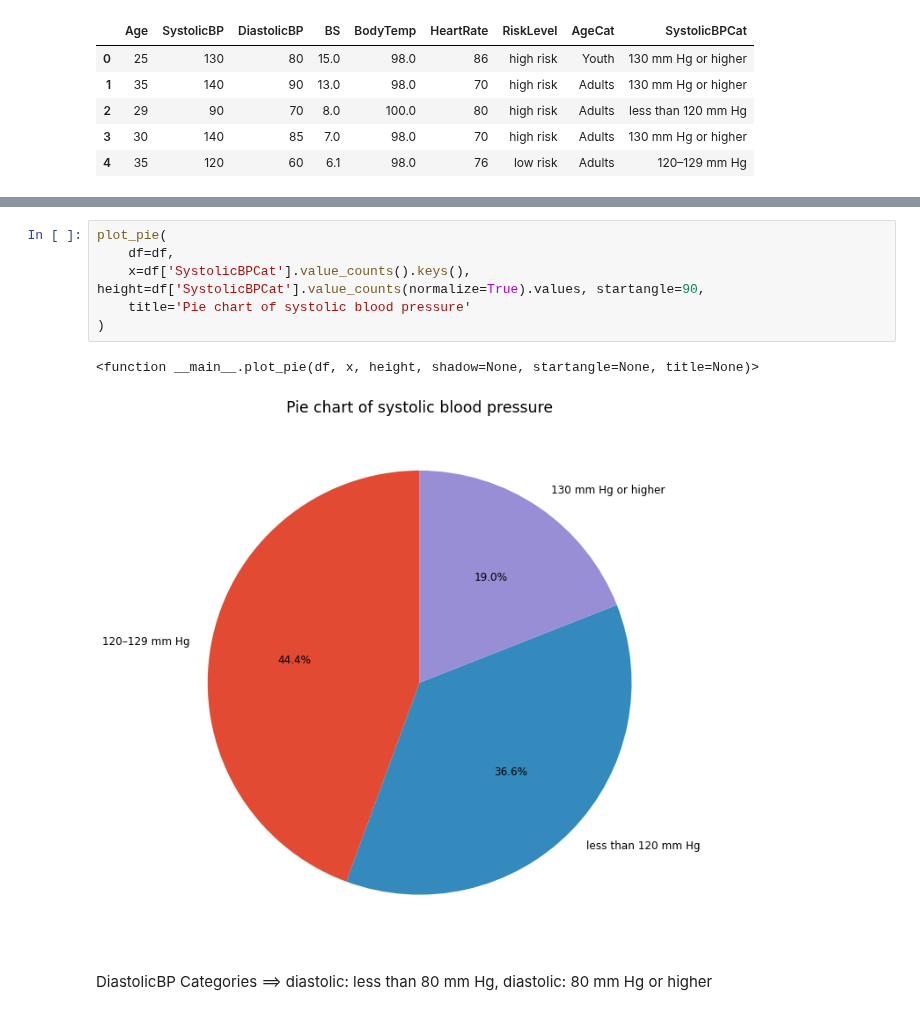
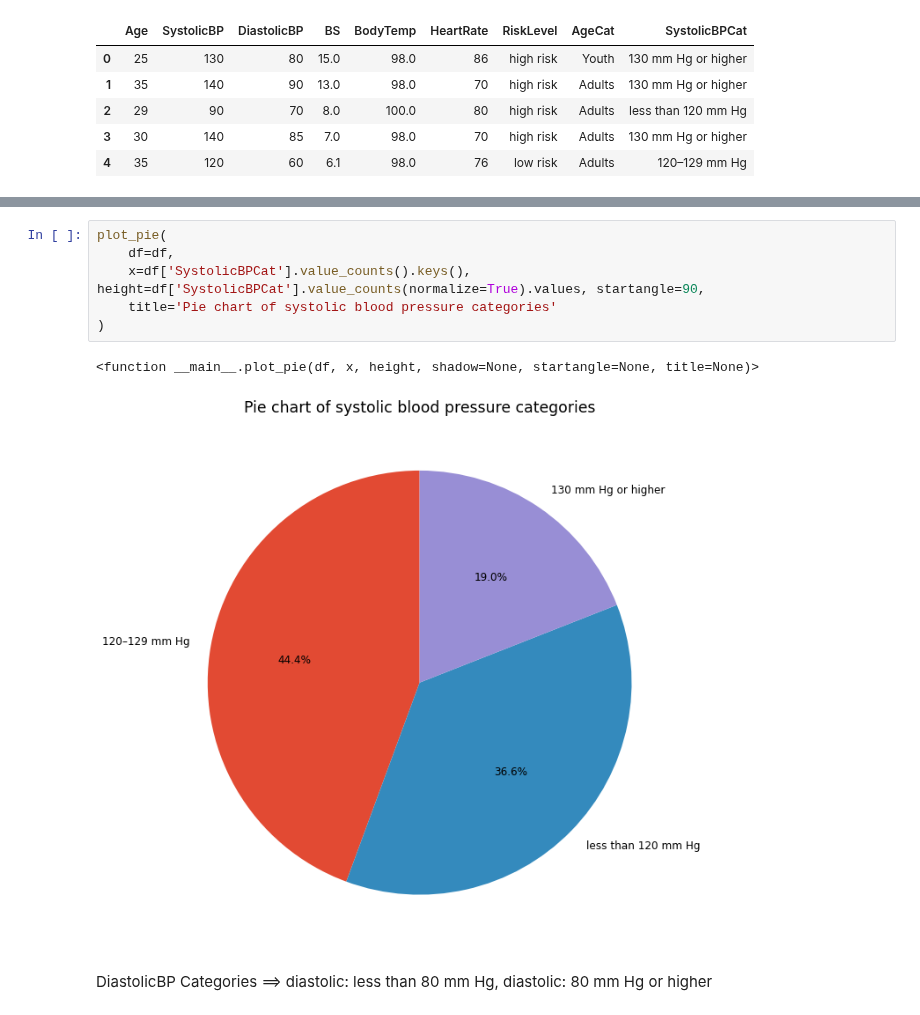
Before and after one commit to eldrigeampong/Data-Science, a Jupyter notebook: Scikit-learn/project1.ipynb, the cells around one changed output, grey strips where cells are left out. Cells and saved outputs as stored; diff of their text form.

```diff
--- a/Scikit-learn/project1.ipynb
+++ b/Scikit-learn/project1.ipynb
@@ -167,12 +167,12 @@ plot_bar(
 # %%
 plot_pie(
     df=df,
     x=df['SystolicBPCat'].value_counts().keys(), height=df['SystolicBPCat'].value_counts(normalize=True).values, startangle=90,
-    title='Pie chart of systolic blood pressure'
+    title='Pie chart of systolic blood pressure categories'
 )
 # %% [output]
 <function __main__.plot_pie(df, x, height, shadow=None, startangle=None, title=None)>
-[figure, old version]
+[figure, new version]
 # %% [markdown]
 DiastolicBP Categories ==>
 diastolic: less than 80 mm Hg,
```
Also changed, not shown: parts of 12 cells of this notebook, 7 other files.
